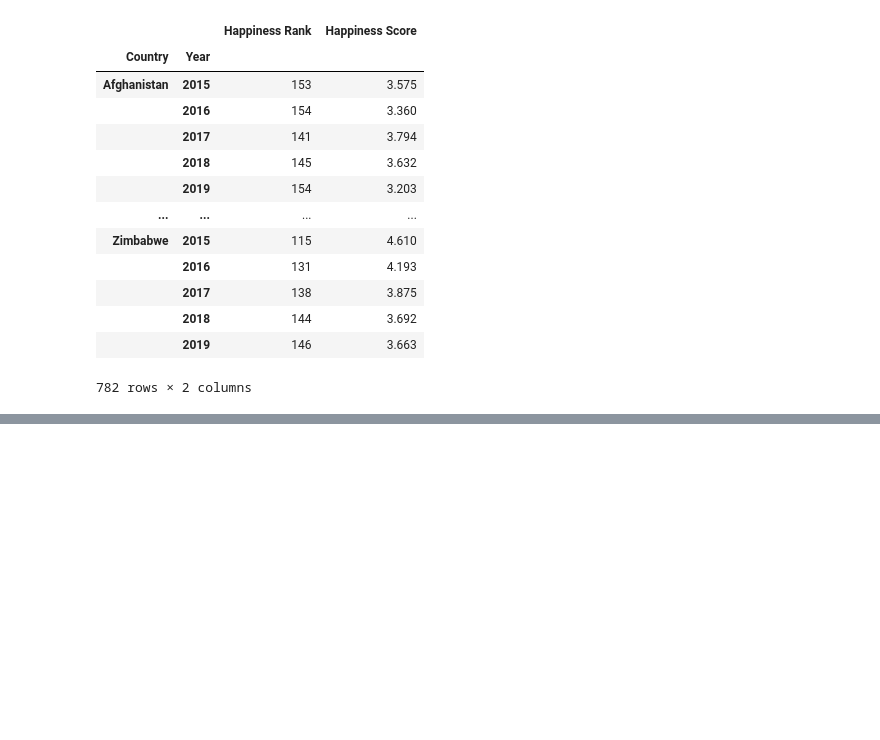
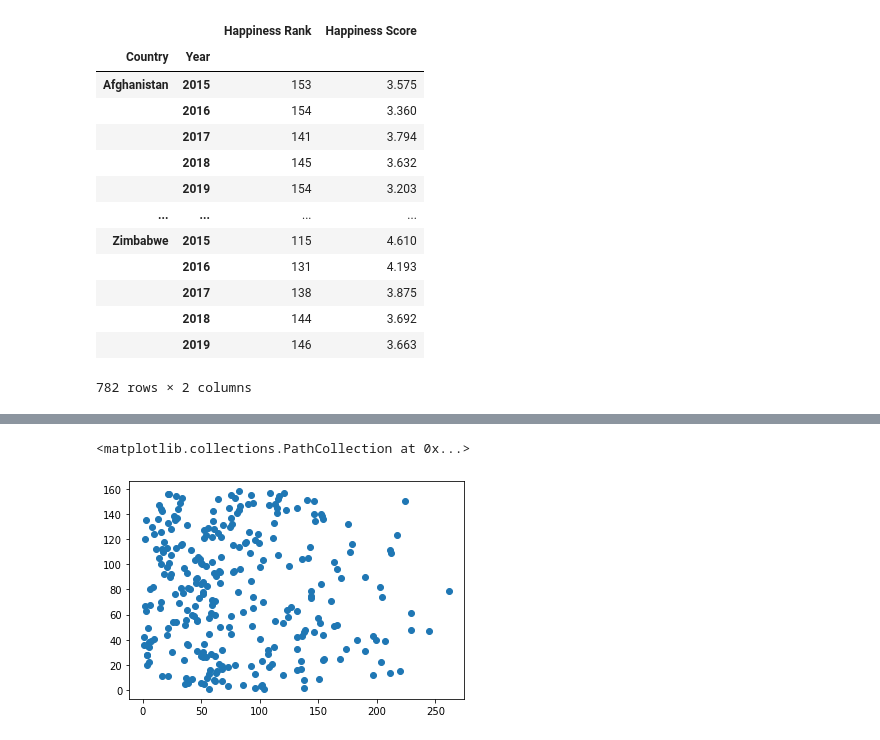
Before and after one commit to AJ-Paine/07-Skynet-Project, a Jupyter notebook: Skynet Project 1.ipynb, the cells around one changed output, grey strips where cells are left out. Drawn from its saved outputs; the diff is of its cells as text; code cells hidden in the pictures; blank space fills up the shorter version.

```diff
--- a/Skynet Project 1.ipynb
+++ b/Skynet Project 1.ipynb
@@ -98,0 +133,5 @@ happy_groupby.mean()
+# %%
+plt.scatter(merge["Rainfall - (MM)"],merge["Happiness Rank"])
+# %% [output]
+<matplotlib.collections.PathCollection at 0x...>
+[figure, added]
```
Also changed, not shown: parts of 6 cells of this notebook, 1 other file.
